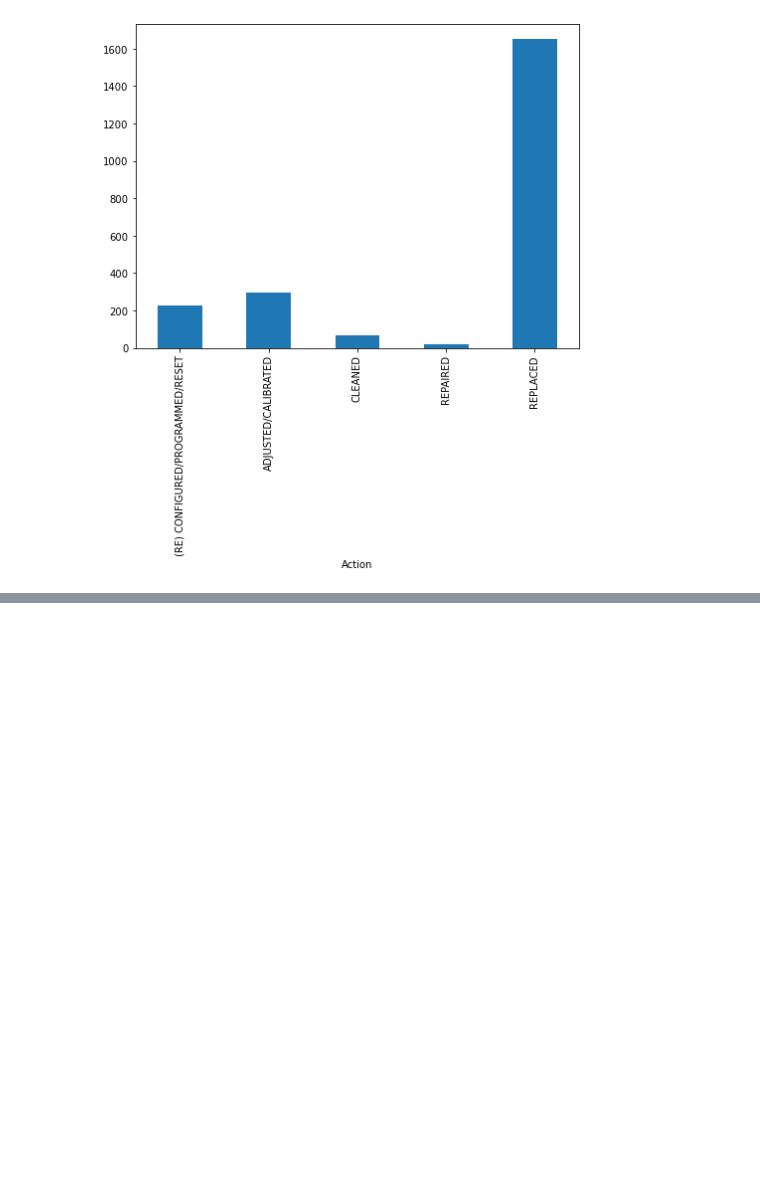
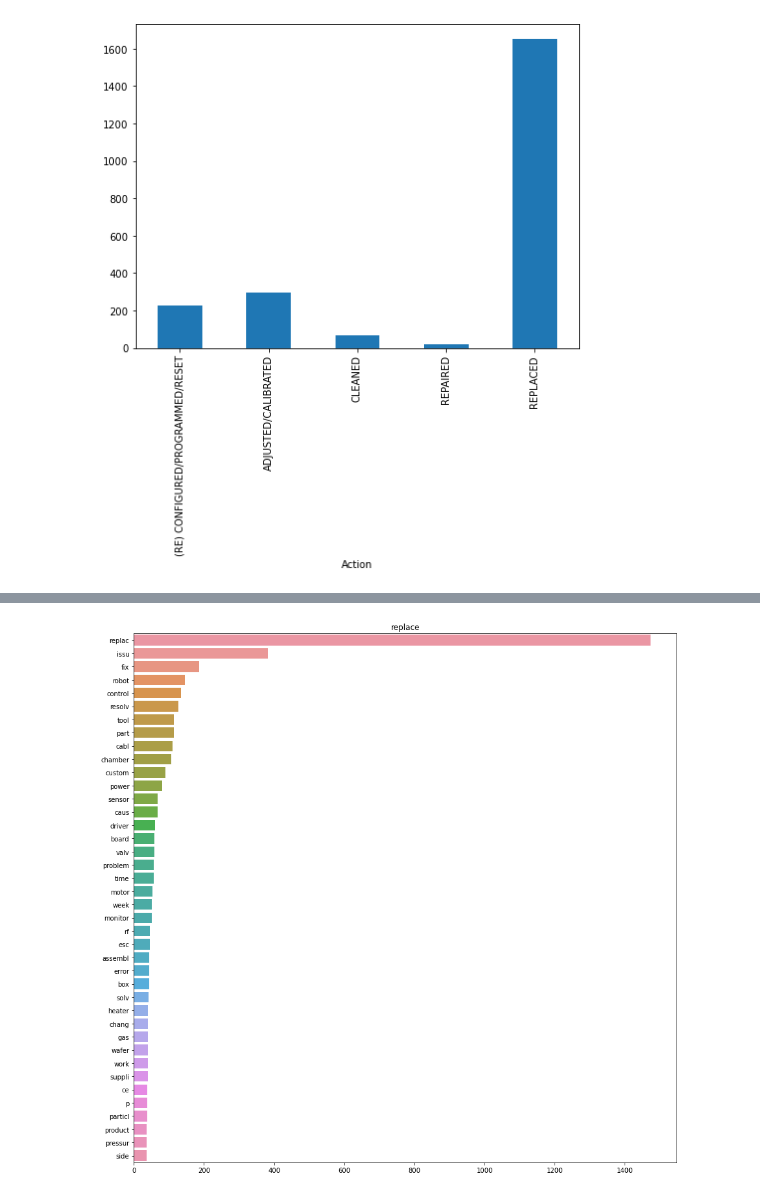
Before and after one commit to web-d-jun/python-ml, a Jupyter notebook: src/text_learn.ipynb, the cells around one changed output, grey strips where cells are left out. Drawn from its saved outputs; the diff is of its cells as text; code cells hidden in the pictures; blank space fills up the shorter version.

```diff
--- a/src/text_learn.ipynb
+++ b/src/text_learn.ipynb
@@ -19,7 +19,6 @@ from nltk.stem import PorterStemmer
 from nltk.util import ngrams
 
 from nltk.tokenize import word_tokenize
-from nltk import word_tokenize
 from nltk import punkt
 
 import matplotlib.pyplot as plt
@@ -69,7 +68,7 @@ data = pd.read_csv('../file/data_dropna.csv')
 
 nltk.download('stopwords')
 
-stops = set(stopwords.words('english'))
+stop = set(stopwords.words('english'))
 
 
 def data_text_cleaning(x):
@@ -179,0 +286,92 @@ b'abc'
+# %%
+def create_corpus(target, text):
+    corpus=[]
+    for x in dfs[dfs['Action']==target][text]:
+        for i in x:
+            corpus.append(i)
+
+    return corpus
+
+dfs.Action.unique()
+
+corpus=create_corpus('REPLACED','nouns')
+# print(corpus)
+counter=Counter(corpus)
+# print(counter)
+most=counter.most_common()
+# print(most)
+
+x=[]
+y=[]
+for word, count in most[:40]:
+    if(word not in stop):
+        x.append(word)
+        y.append(count)
+
+plt.figure(figsize=(15,15))
+sns.barplot(x=y, y=x)
+plt.title('replace')
+plt.show()
+
+
+corpus=create_corpus('REPAIRED', 'nouns')
+counter=Counter(corpus)
+most=counter.most_common()
+x=[]
+y=[]
+
+for word, count in most[:40]:
+    if(word not in stop):
+        x.append(word)
+        y.append(count)
+plt.figure(figsize=(15,15))
+sns.barplot(x=y,y=x)
+plt.title('repaired')
+plt.show()
+
+corpus=create_corpus('(RE) CONFIGURED/PROGRAMMED/RESET', 'nouns')
+counter=Counter(corpus)
+most=counter.most_common()
+x=[]
+y=[]
+
+for word, count in most[:40]:
+    if(word not in stop):
+        x.append(word)
+        y.append(count)
+plt.figure(figsize=(15,15))
+sns.barplot(x=y,y=x)
+plt.title('configured/reset')
+plt.show()
+
+corpus=create_corpus('ADJUSTED/CALIBRATED', 'nouns')
+counter=Counter(corpus)
+most=counter.most_common()
+x=[]
+y=[]
+
+for word, count in most[:40]:
+    if(word not in stop):
+        x.append(word)
+        y.append(count)
+plt.figure(figsize=(15,15))
+sns.barplot(x=y,y=x)
+plt.title('adjust/calibrated')
+plt.show()
+
+corpus=create_corpus('REPLACED','verbs')
+counter=Counter(corpus)
+most=counter.most_common()
+x=[]
+y=[]
+print(most)
+for word,count in most[:40]:
+    if (word not in stop):
+        x.append(word)
+        y.append(count)
+plt.figure(figsize=(15,15))
+sns.barplot(x=y,y=x)
+plt.title('replace')
+plt.show()
+# %% [output]
+[figure, added]
```
Also changed, not shown: parts of 3 cells of this notebook, 1 other file.
